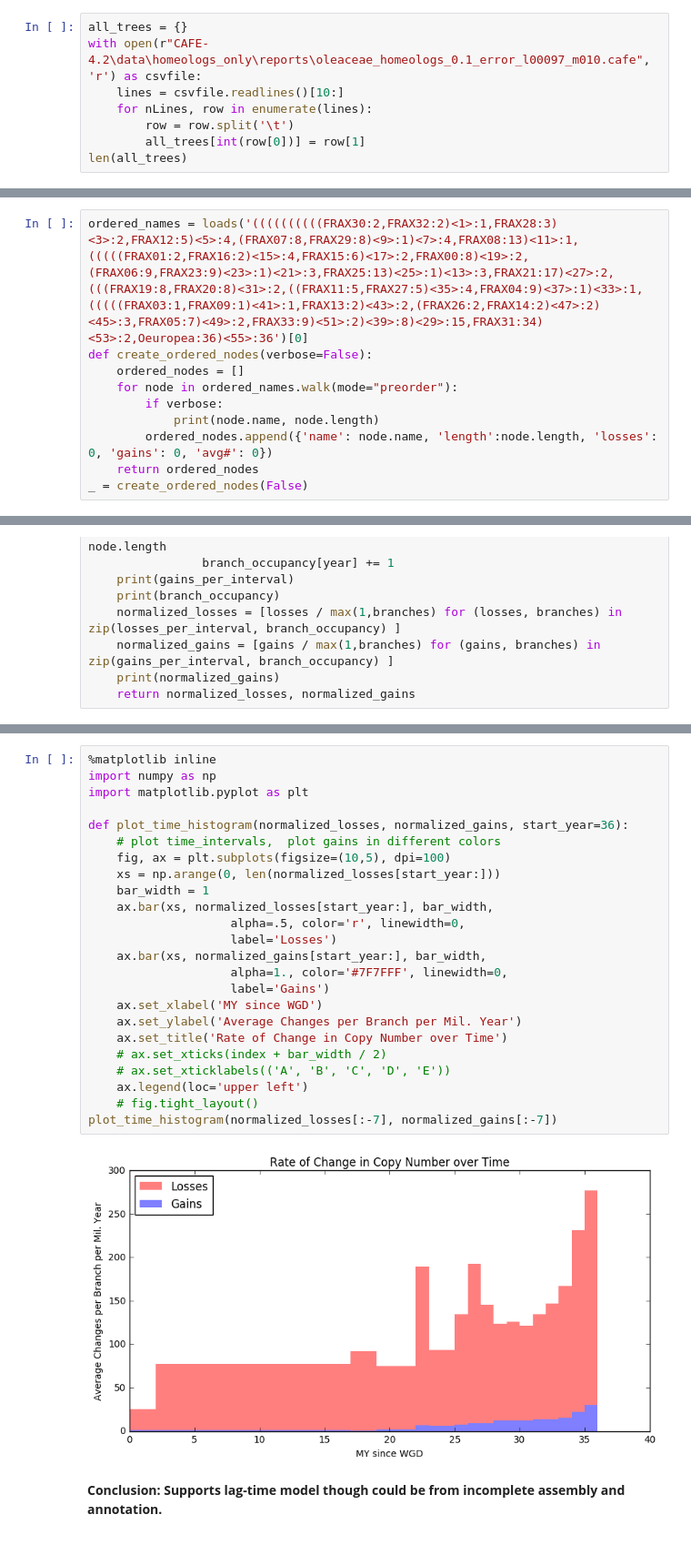
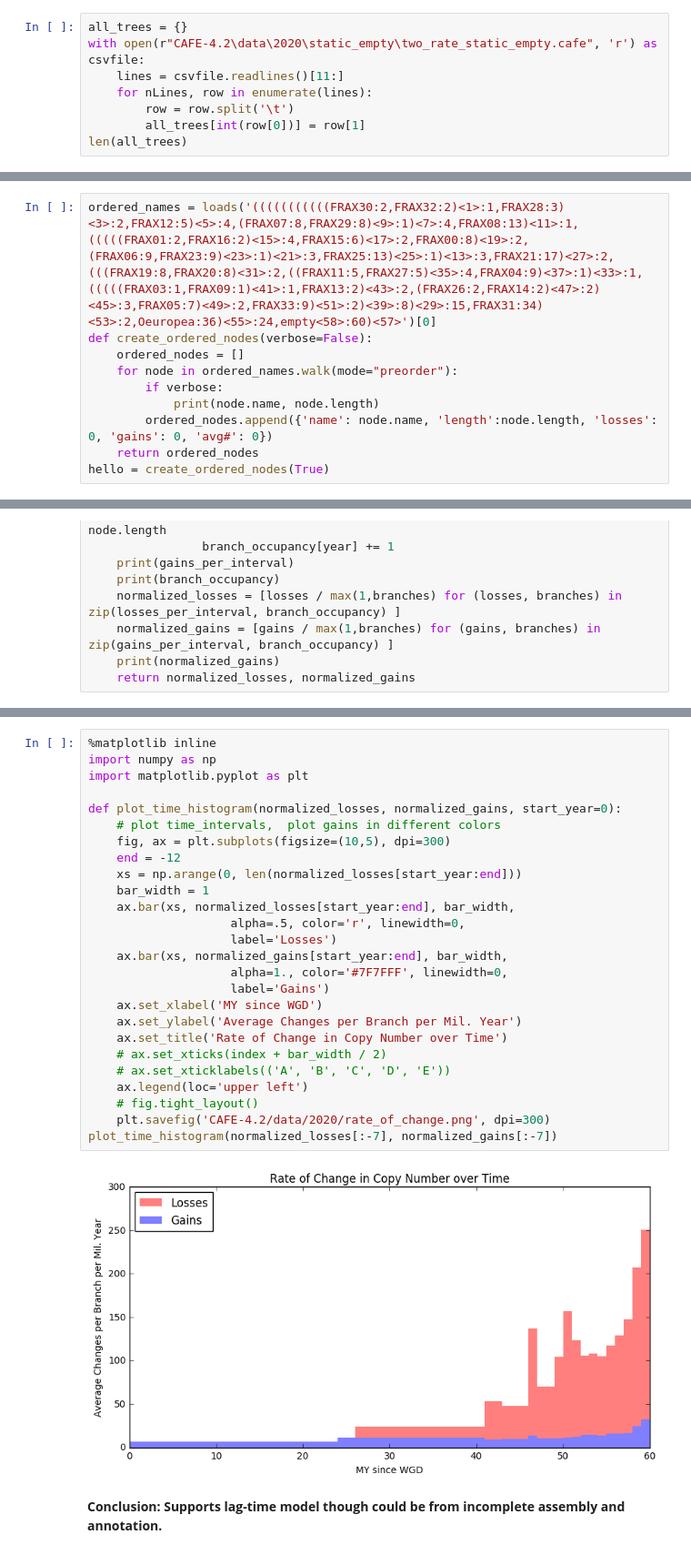
Before and after one commit to josiahseaman/DNA_Duplications, a Jupyter notebook: TreeCountAnalysis_Oleaceae_Homeologs.ipynb, the cells around one changed output, grey strips where cells are left out. Shown: that part at 91% size. Cells and saved outputs as stored; diff of their text form.

Commit message:
Notebooks: generate updated Figures 4.6, 4.7 with 2020 Feb08 datasets and second ancient WGD

```diff
--- a/TreeCountAnalysis_Oleaceae_Homeologs.ipynb
+++ b/TreeCountAnalysis_Oleaceae_Homeologs.ipynb
@@ -15,8 +15,8 @@ Families for study were determined in "FunctionsForFamilies.ipynb" under the nam
 * Ks indicates copies were made in the most recent WGD
 # %%
 all_trees = {}
-with open(r"CAFE-4.2\data\homeologs_only\reports\oleaceae_homeologs_0.1_error_l00097_m010.cafe", 'r') as csvfile:
-    lines = csvfile.readlines()[10:]
+with open(r"CAFE-4.2\data\2020\static_empty\two_rate_static_empty.cafe", 'r') as csvfile:
+    lines = csvfile.readlines()[11:]
     for nLines, row in enumerate(lines):
         row = row.split('\t')
         all_trees[int(row[0])] = row[1]
@@ -36,7 +36,7 @@ list(all_trees.values())[:3]
 # %%
 all_ohnologs = list(all_trees.keys())
 # %%
-ordered_names = loads('((((((((((FRAX30:2,FRAX32:2)<1>:1,FRAX28:3)<3>:2,FRAX12:5)<5>:4,(FRAX07:8,FRAX29:8)<9>:1)<7>:4,FRAX08:13)<11>:1,(((((FRAX01:2,FRAX16:2)<15>:4,FRAX15:6)<17>:2,FRAX00:8)<19>:2,(FRAX06:9,FRAX23:9)<23>:1)<21>:3,FRAX25:13)<25>:1)<13>:3,FRAX21:17)<27>:2,(((FRAX19:8,FRAX20:8)<31>:2,((FRAX11:5,FRAX27:5)<35>:4,FRAX04:9)<37>:1)<33>:1,(((((FRAX03:1,FRAX09:1)<41>:1,FRAX13:2)<43>:2,(FRAX26:2,FRAX14:2)<47>:2)<45>:3,FRAX05:7)<49>:2,FRAX33:9)<51>:2)<39>:8)<29>:15,FRAX31:34)<53>:2,Oeuropea:36)<55>:36')[0]
+ordered_names = loads('(((((((((((FRAX30:2,FRAX32:2)<1>:1,FRAX28:3)<3>:2,FRAX12:5)<5>:4,(FRAX07:8,FRAX29:8)<9>:1)<7>:4,FRAX08:13)<11>:1,(((((FRAX01:2,FRAX16:2)<15>:4,FRAX15:6)<17>:2,FRAX00:8)<19>:2,(FRAX06:9,FRAX23:9)<23>:1)<21>:3,FRAX25:13)<25>:1)<13>:3,FRAX21:17)<27>:2,(((FRAX19:8,FRAX20:8)<31>:2,((FRAX11:5,FRAX27:5)<35>:4,FRAX04:9)<37>:1)<33>:1,(((((FRAX03:1,FRAX09:1)<41>:1,FRAX13:2)<43>:2,(FRAX26:2,FRAX14:2)<47>:2)<45>:3,FRAX05:7)<49>:2,FRAX33:9)<51>:2)<39>:8)<29>:15,FRAX31:34)<53>:2,Oeuropea:36)<55>:24,empty<58>:60)<57>')[0]
 def create_ordered_nodes(verbose=False):
     ordered_nodes = []
     for node in ordered_names.walk(mode="preorder"):
@@ -44,4 +44,4 @@ def create_ordered_nodes(verbose=False):
             print(node.name, node.length)
         ordered_nodes.append({'name': node.name, 'length':node.length, 'losses': 0, 'gains': 0, 'avg#': 0})
     return ordered_nodes
-_ = create_ordered_nodes(False)
+hello = create_ordered_nodes(True)
@@ -188,29 +185,31 @@ print(normalized_gains[-7:])
 # %%
 %matplotlib inline
 import numpy as np
 import matplotlib.pyplot as plt
 
-def plot_time_histogram(normalized_losses, normalized_gains, start_year=36):
+def plot_time_histogram(normalized_losses, normalized_gains, start_year=0):
     # plot time_intervals,  plot gains in different colors
-    fig, ax = plt.subplots(figsize=(10,5), dpi=100)
-    xs = np.arange(0, len(normalized_losses[start_year:]))
+    fig, ax = plt.subplots(figsize=(10,5), dpi=300)
+    end = -12
+    xs = np.arange(0, len(normalized_losses[start_year:end]))
     bar_width = 1
-    ax.bar(xs, normalized_losses[start_year:], bar_width,
+    ax.bar(xs, normalized_losses[start_year:end], bar_width,
                     alpha=.5, color='r', linewidth=0,
                     label='Losses')
-    ax.bar(xs, normalized_gains[start_year:], bar_width,
+    ax.bar(xs, normalized_gains[start_year:end], bar_width,
                     alpha=1., color='#7F7FFF', linewidth=0,
                     label='Gains')
     ax.set_xlabel('MY since WGD')
     ax.set_ylabel('Average Changes per Branch per Mil. Year')
     ax.set_title('Rate of Change in Copy Number over Time')
     # ax.set_xticks(index + bar_width / 2)
     # ax.set_xticklabels(('A', 'B', 'C', 'D', 'E'))
     ax.legend(loc='upper left')
     # fig.tight_layout()
+    plt.savefig('CAFE-4.2/data/2020/rate_of_change.png', dpi=300)
 plot_time_histogram(normalized_losses[:-7], normalized_gains[:-7])
 # %% [output]
-[figure, old version]
+[figure, new version]
 # %% [markdown]
 **Conclusion: Supports lag-time model though could be from incomplete assembly and annotation.**
 # %% [markdown]
```
Also changed, not shown: parts of 10 cells of this notebook, 4 other files.
